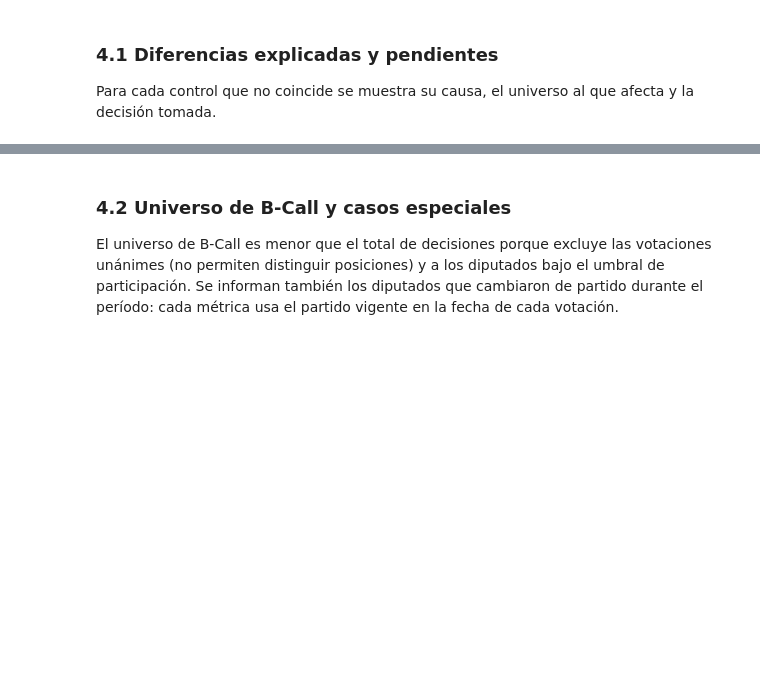
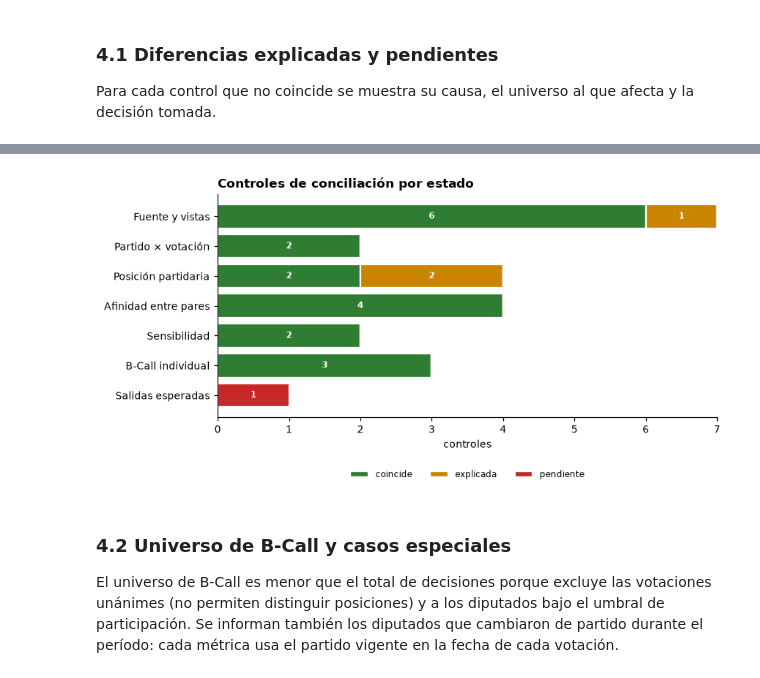
Before and after one commit to joserodriguezc/grupo_1_programacion_ciencia_datos, a Jupyter notebook: F4/notebooks/F4_01_datos_y_cobertura.ipynb, the cells around one changed output, grey strips where cells are left out. Saved outputs shown, nothing was run; the diff lists cells and outputs as text; code cells hidden in the pictures; blank space fills up the shorter version.

```diff
--- a/F4/notebooks/F4_01_datos_y_cobertura.ipynb
+++ b/F4/notebooks/F4_01_datos_y_cobertura.ipynb
@@ -541,4 +600,41 @@ display(excepciones[['control', 'estado', 'diferencia', 'causa', 'universo', 'de
 | salida_universo_por_metodo | pendiente | nan | Archivo vacío: falta el universo ... | nan | Sin decisión: debe generarla quie... |
+# %%
+grupos_controles = {
+    'Fuente y vistas': conciliador.controles_fuente(),
+    'Partido × votación': conciliador.controles_partido_votacion(),
+    'Posición partidaria': conciliador.controles_posicion(),
+    'Afinidad entre pares': conciliador.controles_afinidad(),
+    'Sensibilidad': conciliador.controles_sensibilidad(),
+    'B-Call individual': conciliador.controles_bcall_individual(),
+    'Salidas esperadas': conciliador.salidas_faltantes(),
+}
+ESTADOS = {'coincide': '#2e7d32', 'explicada': '#c98500', 'pendiente': '#c62828'}
+por_grupo = pd.DataFrame({g: pd.Series([c.estado for c in cs]).value_counts()
+                          for g, cs in grupos_controles.items()}).T
+por_grupo = por_grupo.reindex(columns=list(ESTADOS), fill_value=0).fillna(0).astype(int)
+
+fig, ax = plt.subplots(figsize=(8, 3.6))
+izq = np.zeros(len(por_grupo))
+for estado, color in ESTADOS.items():
+    valores = por_grupo[estado].to_numpy()
+    ax.barh(range(len(por_grupo)), valores, left=izq, color=color, edgecolor='white',
+            linewidth=1.5, label=estado)
+    for y, (x0, v) in enumerate(zip(izq, valores)):
+        if v:
+            ax.text(x0 + v / 2, y, str(v), ha='center', va='center', color='white',
+                    fontsize=8, fontweight='bold')
+    izq += valores
+ax.set_yticks(range(len(por_grupo)), por_grupo.index)
+ax.invert_yaxis()
+ax.set_xlabel('controles')
+ax.set_title('Controles de conciliación por estado', loc='left', fontweight='bold')
+ax.legend(frameon=False, fontsize=8, ncol=3, loc='upper center',
+          bbox_to_anchor=(0.5, -0.2))
+fig.savefig(FIGURAS / 'controles_conciliacion.png', dpi=160, bbox_inches='tight',
+            metadata={'Software': None})
+plt.show()
+# %% [output]
+[figure, added]
 # %% [markdown]
 ### 4.2 Universo de B-Call y casos especiales
 El universo de B-Call es menor que el total de decisiones porque excluye las votaciones
```
Also changed, not shown: parts of 15 cells of this notebook, 9 other files.
